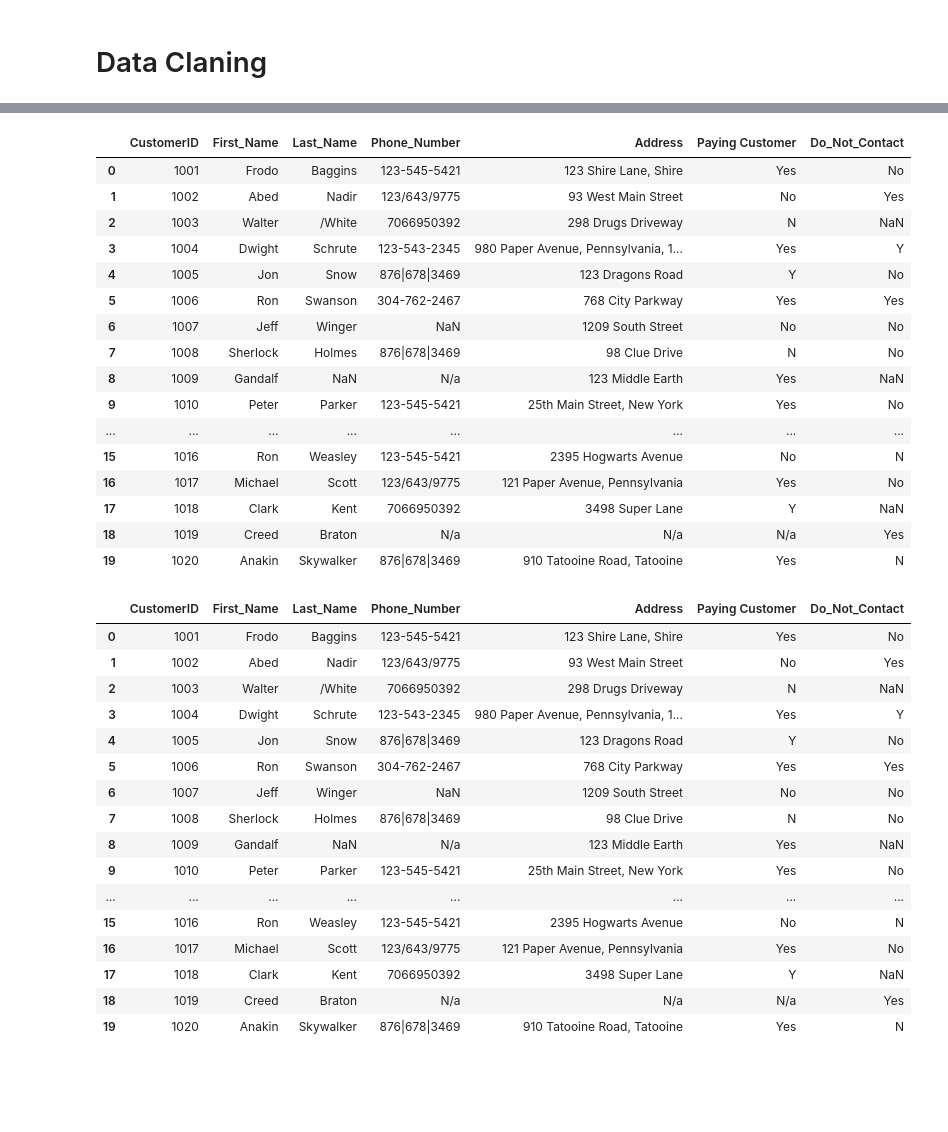
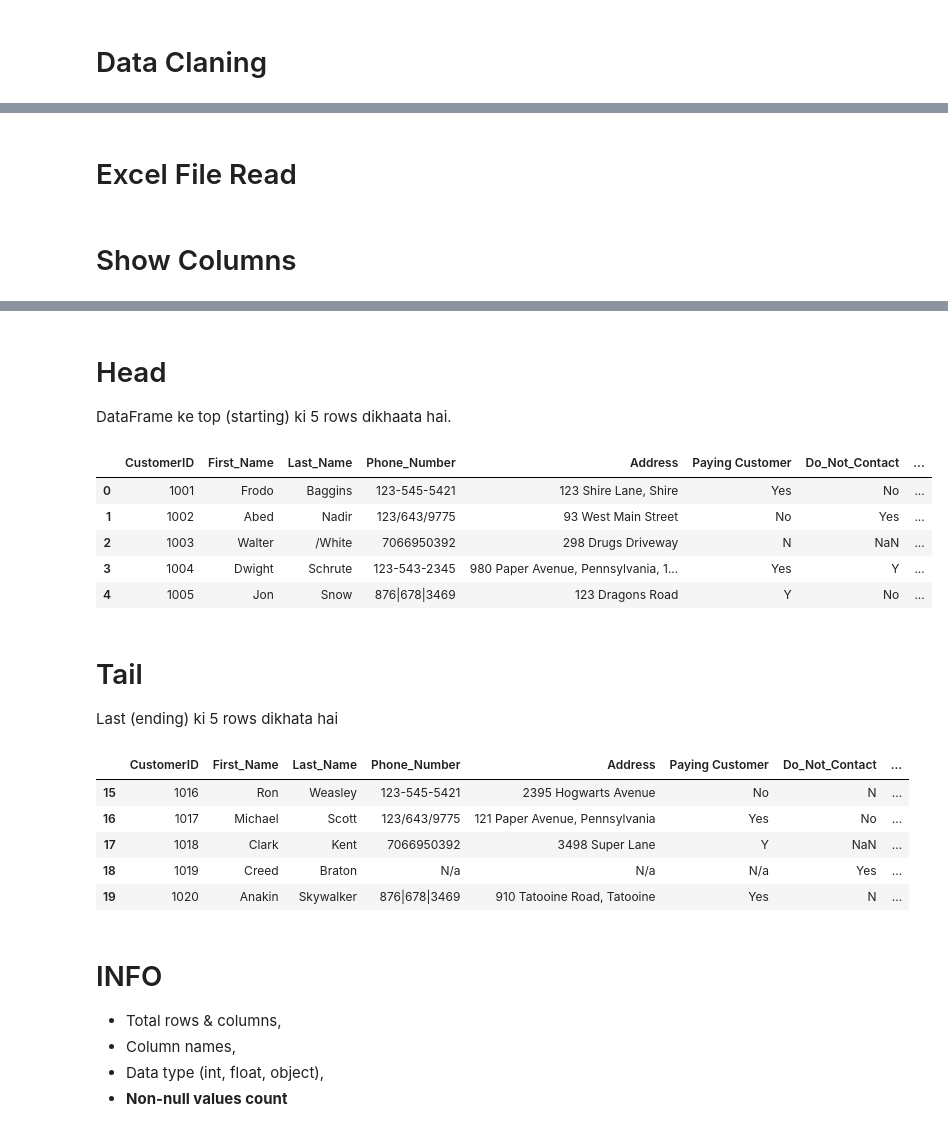
Before and after one commit to Suraj-kumar121K/PANDAS-CURSE, a Jupyter notebook: Script/Data_Claning.ipynb, the cells around one changed output, grey strips where cells are left out. Saved outputs shown, nothing was run; the diff lists cells and outputs as text; code cells hidden in the pictures; blank space fills up the shorter version.

```diff
--- a/Script/Data_Claning.ipynb
+++ b/Script/Data_Claning.ipynb
@@ -3,9 +5,13 @@
 # %%
 import pandas as pd
+# %% [markdown]
+# Excel File Read
 # %%
 df = pd.read_excel(
     r"C:\EXCEL\Customer_Call_List.xlsx"
 )
+# %% [markdown]
+# Show Columns
 # %%
 df
 # %% [output]
@@ -26,46 +32,34 @@ df
 | 18 | 1019 | Creed | Braton | N/a | N/a | N/a | Yes | ... |
 | 19 | 1020 | Anakin | Skywalker | 876|678|3469 | 910 Tatooine Road, Tatooine | Yes | N | ... |
 | 20 | 1020 | Anakin | Skywalker | 876|678|3469 | 910 Tatooine Road, Tatooine | Yes | N | ... |
+# %% [markdown]
+# Head
+DataFrame ke top (starting) ki 5 rows dikhaata hai.
 # %%
-df = df.drop_duplicates()
-df
+df.head()
 # %% [output]
-|  | CustomerID | First_Name | Last_Name | Phone_Number | Address | Paying Customer | Do_Not_Contact |
-| 0 | 1001 | Frodo | Baggins | 123-545-5421 | 123 Shire Lane, Shire | Yes | No |
-| 1 | 1002 | Abed | Nadir | 123/643/9775 | 93 West Main Street | No | Yes |
-| 2 | 1003 | Walter | /White | 7066950392 | 298 Drugs Driveway | N | NaN |
-| 3 | 1004 | Dwight | Schrute | 123-543-2345 | 980 Paper Avenue, Pennsylvania, 1... | Yes | Y |
-| 4 | 1005 | Jon | Snow | 876|678|3469 | 123 Dragons Road | Y | No |
-| 5 | 1006 | Ron | Swanson | 304-762-2467 | 768 City Parkway | Yes | Yes |
-| 6 | 1007 | Jeff | Winger | NaN | 1209 South Street | No | No |
-| 7 | 1008 | Sherlock | Holmes | 876|678|3469 | 98 Clue Drive | N | No |
-| 8 | 1009 | Gandalf | NaN | N/a | 123 Middle Earth | Yes | NaN |
-| 9 | 1010 | Peter | Parker | 123-545-5421 | 25th Main Street, New York | Yes | No |
-| ... | ... | ... | ... | ... | ... | ... | ... |
-| 15 | 1016 | Ron | Weasley | 123-545-5421 | 2395 Hogwarts Avenue | No | N |
-| 16 | 1017 | Michael | Scott | 123/643/9775 | 121 Paper Avenue, Pennsylvania | Yes | No |
-| 17 | 1018 | Clark | Kent | 7066950392 | 3498 Super Lane | Y | NaN |
-| 18 | 1019 | Creed | Braton | N/a | N/a | N/a | Yes |
-| 19 | 1020 | Anakin | Skywalker | 876|678|3469 | 910 Tatooine Road, Tatooine | Yes | N |
+|  | CustomerID | First_Name | Last_Name | Phone_Number | Address | Paying Customer | Do_Not_Contact | ... |
+| 0 | 1001 | Frodo | Baggins | 123-545-5421 | 123 Shire Lane, Shire | Yes | No | ... |
+| 1 | 1002 | Abed | Nadir | 123/643/9775 | 93 West Main Street | No | Yes | ... |
+| 2 | 1003 | Walter | /White | 7066950392 | 298 Drugs Driveway | N | NaN | ... |
+| 3 | 1004 | Dwight | Schrute | 123-543-2345 | 980 Paper Avenue, Pennsylvania, 1... | Yes | Y | ... |
+| 4 | 1005 | Jon | Snow | 876|678|3469 | 123 Dragons Road | Y | No | ... |
+# %% [markdown]
+# Tail
+Last (ending) ki 5 rows dikhata hai
 # %%
-df = df.drop(columns = "Not_Useful_Column")
-df
+df.tail()
 # %% [output]
-|  | CustomerID | First_Name | Last_Name | Phone_Number | Address | Paying Customer | Do_Not_Contact |
-| 0 | 1001 | Frodo | Baggins | 123-545-5421 | 123 Shire Lane, Shire | Yes | No |
-| 1 | 1002 | Abed | Nadir | 123/643/9775 | 93 West Main Street | No | Yes |
-| 2 | 1003 | Walter | /White | 7066950392 | 298 Drugs Driveway | N | NaN |
-| 3 | 1004 | Dwight | Schrute | 123-543-2345 | 980 Paper Avenue, Pennsylvania, 1... | Yes | Y |
-| 4 | 1005 | Jon | Snow | 876|678|3469 | 123 Dragons Road | Y | No |
-| 5 | 1006 | Ron | Swanson | 304-762-2467 | 768 City Parkway | Yes | Yes |
-| 6 | 1007 | Jeff | Winger | NaN | 1209 South Street | No | No |
-| 7 | 1008 | Sherlock | Holmes | 876|678|3469 | 98 Clue Drive | N | No |
-| 8 | 1009 | Gandalf | NaN | N/a | 123 Middle Earth | Yes | NaN |
-| 9 | 1010 | Peter | Parker | 123-545-5421 | 25th Main Street, New York | Yes | No |
-| ... | ... | ... | ... | ... | ... | ... | ... |
-| 15 | 1016 | Ron | Weasley | 123-545-5421 | 2395 Hogwarts Avenue | No | N |
-| 16 | 1017 | Michael | Scott | 123/643/9775 | 121 Paper Avenue, Pennsylvania | Yes | No |
-| 17 | 1018 | Clark | Kent | 7066950392 | 3498 Super Lane | Y | NaN |
-| 18 | 1019 | Creed | Braton | N/a | N/a | N/a | Yes |
-| 19 | 1020 | Anakin | Skywalker | 876|678|3469 | 910 Tatooine Road, Tatooine | Yes | N |
+|  | CustomerID | First_Name | Last_Name | Phone_Number | Address | Paying Customer | Do_Not_Contact | ... |
+| 15 | 1016 | Ron | Weasley | 123-545-5421 | 2395 Hogwarts Avenue | No | N | ... |
+| 16 | 1017 | Michael | Scott | 123/643/9775 | 121 Paper Avenue, Pennsylvania | Yes | No | ... |
+| 17 | 1018 | Clark | Kent | 7066950392 | 3498 Super Lane | Y | NaN | ... |
+| 18 | 1019 | Creed | Braton | N/a | N/a | N/a | Yes | ... |
+| 19 | 1020 | Anakin | Skywalker | 876|678|3469 | 910 Tatooine Road, Tatooine | Yes | N | ... |
+# %% [markdown]
+# INFO
+- Total rows & columns,
+- Column names,
+- Data type (int, float, object),
+- **Non-null values count**
 # %%
```
Also changed, not shown: parts of 16 cells of this notebook.
